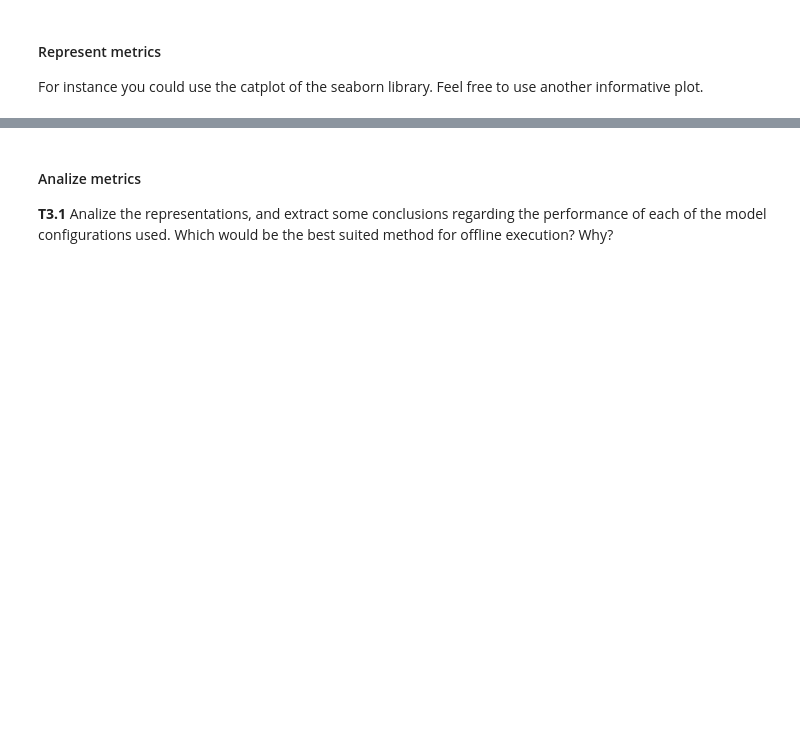
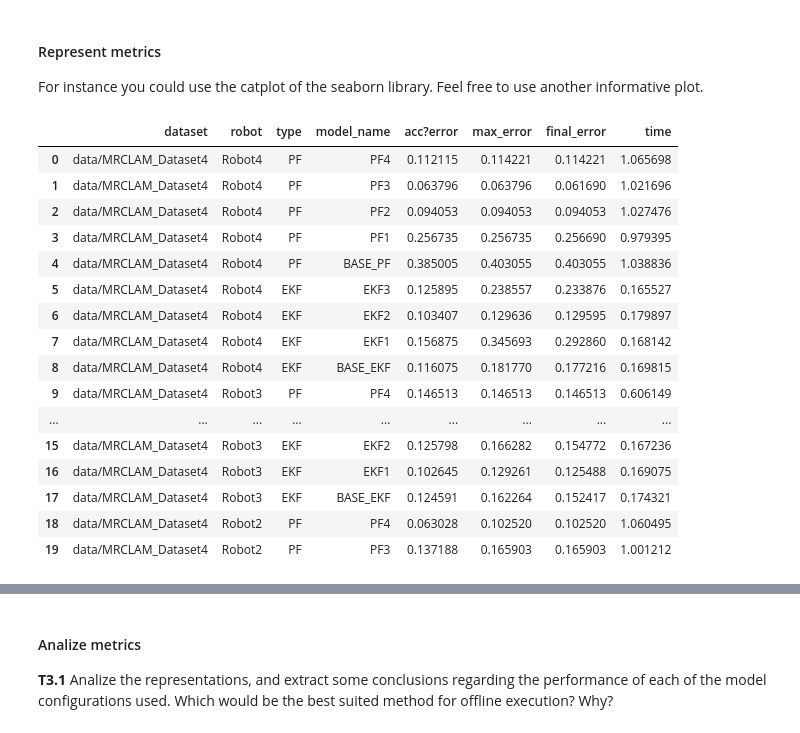
Before and after one commit to raisul-kibria/localization_and_mapping, a Jupyter notebook: notebooks/E1_Localization.ipynb, the cells around one changed output, grey strips where cells are left out. Saved outputs shown, nothing was run; the diff lists cells and outputs as text; code cells hidden in the pictures; blank space fills up the shorter version.

```diff
--- a/notebooks/E1_Localization.ipynb
+++ b/notebooks/E1_Localization.ipynb
@@ -116,5 +299,25 @@ errors = pd.DataFrame(columns=['dataset','robot','model_name','acc?error','max_e
 # %% [markdown]
 #### Represent metrics
 For instance you could use the catplot of the seaborn library. Feel free to use another informative plot.
+# %%
+errors.head(20)
+# %% [output]
+|  | dataset | robot | type | model_name | acc?error | max_error | final_error | time |
+| 0 | data/MRCLAM_Dataset4 | Robot4 | PF | PF4 | 0.112115 | 0.114221 | 0.114221 | 1.065698 |
+| 1 | data/MRCLAM_Dataset4 | Robot4 | PF | PF3 | 0.063796 | 0.063796 | 0.061690 | 1.021696 |
+| 2 | data/MRCLAM_Dataset4 | Robot4 | PF | PF2 | 0.094053 | 0.094053 | 0.094053 | 1.027476 |
+| 3 | data/MRCLAM_Dataset4 | Robot4 | PF | PF1 | 0.256735 | 0.256735 | 0.256690 | 0.979395 |
+| 4 | data/MRCLAM_Dataset4 | Robot4 | PF | BASE_PF | 0.385005 | 0.403055 | 0.403055 | 1.038836 |
+| 5 | data/MRCLAM_Dataset4 | Robot4 | EKF | EKF3 | 0.125895 | 0.238557 | 0.233876 | 0.165527 |
+| 6 | data/MRCLAM_Dataset4 | Robot4 | EKF | EKF2 | 0.103407 | 0.129636 | 0.129595 | 0.179897 |
+| 7 | data/MRCLAM_Dataset4 | Robot4 | EKF | EKF1 | 0.156875 | 0.345693 | 0.292860 | 0.168142 |
+| 8 | data/MRCLAM_Dataset4 | Robot4 | EKF | BASE_EKF | 0.116075 | 0.181770 | 0.177216 | 0.169815 |
+| 9 | data/MRCLAM_Dataset4 | Robot3 | PF | PF4 | 0.146513 | 0.146513 | 0.146513 | 0.606149 |
+| ... | ... | ... | ... | ... | ... | ... | ... | ... |
+| 15 | data/MRCLAM_Dataset4 | Robot3 | EKF | EKF2 | 0.125798 | 0.166282 | 0.154772 | 0.167236 |
+| 16 | data/MRCLAM_Dataset4 | Robot3 | EKF | EKF1 | 0.102645 | 0.129261 | 0.125488 | 0.169075 |
+| 17 | data/MRCLAM_Dataset4 | Robot3 | EKF | BASE_EKF | 0.124591 | 0.162264 | 0.152417 | 0.174321 |
+| 18 | data/MRCLAM_Dataset4 | Robot2 | PF | PF4 | 0.063028 | 0.102520 | 0.102520 | 1.060495 |
+| 19 | data/MRCLAM_Dataset4 | Robot2 | PF | PF3 | 0.137188 | 0.165903 | 0.165903 | 1.001212 |
 # %%
 # Represent metrics for all experiments
```
Also changed, not shown: parts of 20 cells of this notebook, 1 other file.
